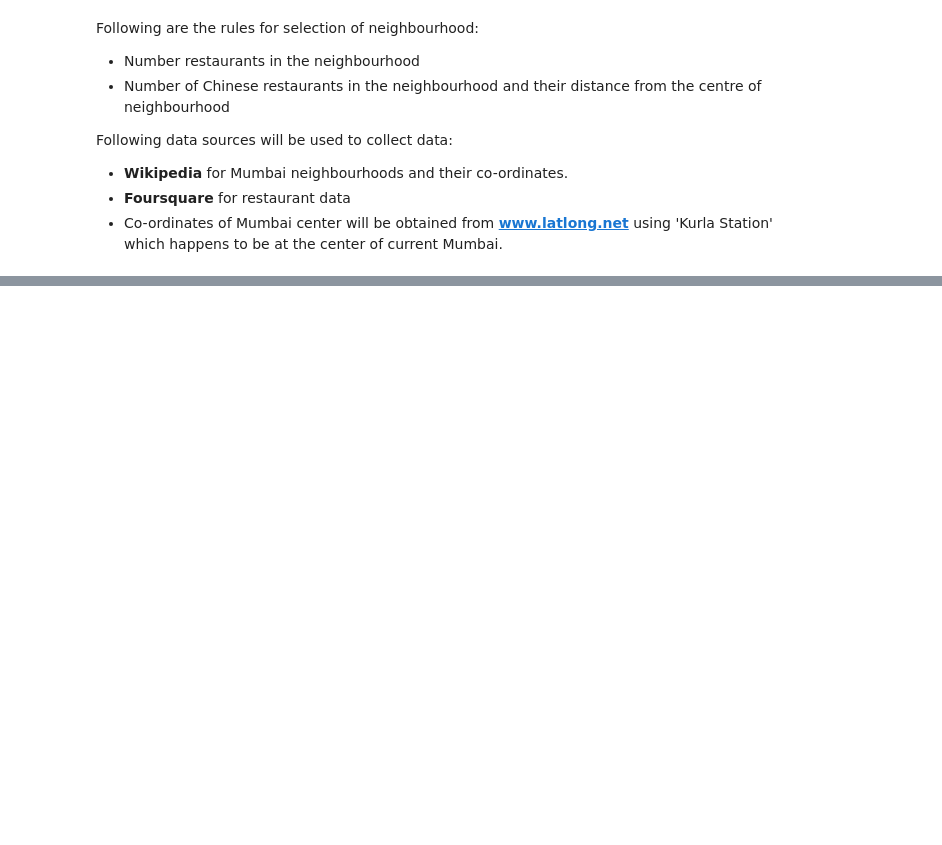
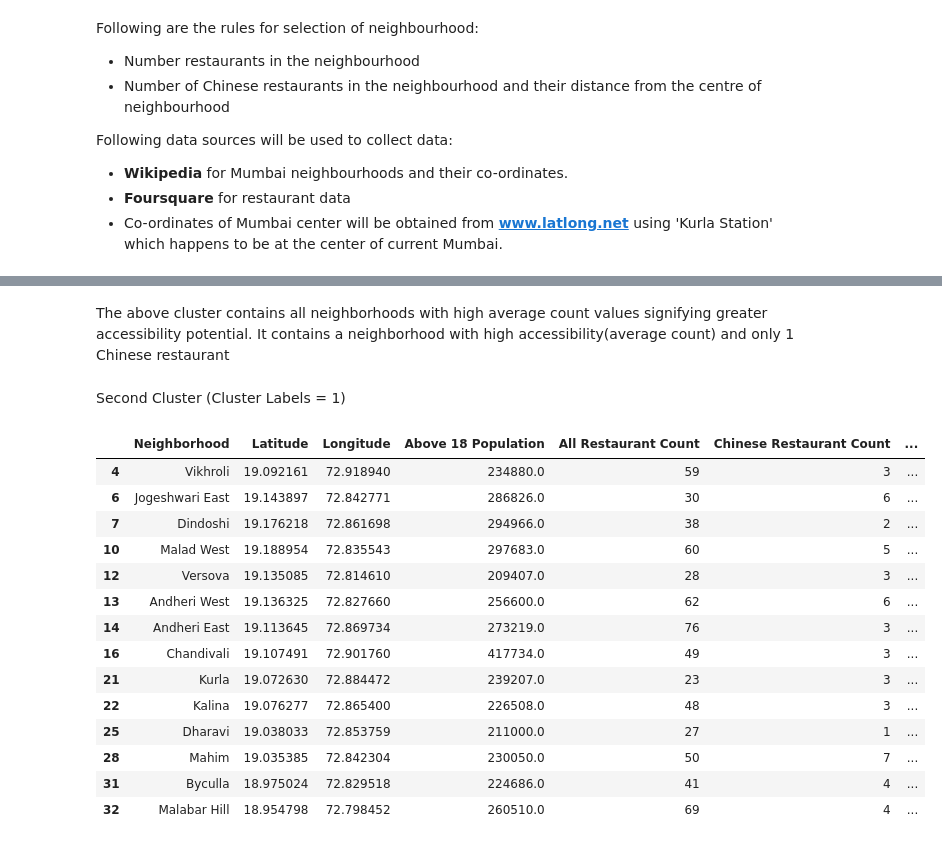
Before and after one commit to devzia/Coursera_Capstone, a Jupyter notebook: ADS-CP-NB-Final.ipynb, the cells around one changed output, grey strips where cells are left out. Drawn from its saved outputs; the diff is of its cells as text; code cells hidden in the pictures; blank space fills up the shorter version.

```diff
--- a/ADS-CP-NB-Final.ipynb
+++ b/ADS-CP-NB-Final.ipynb
@@ -37,0 +939,23 @@ Following data sources will be used to collect data:
+# %% [markdown]
+<span style="font-size: 14px;">The above cluster contains all neighborhoods with high average count values signifying greater accessibility potential. It contains a neighborhood with high accessibility(average count) and only 1 Chinese restaurant</span>
+# %% [markdown]
+<span style="font-size: 14px;"> Second Cluster (Cluster Labels =  1)
+# %%
+clst2 = final_data_cluster.loc[final_data_cluster['Cluster Labels'] == 1]
+clst2
+# %% [output]
+|  | Neighborhood | Latitude | Longitude | Above 18 Population | All Restaurant Count | Chinese Restaurant Count | ... |
+| 4 | Vikhroli | 19.092161 | 72.918940 | 234880.0 | 59 | 3 | ... |
+| 6 | Jogeshwari East | 19.143897 | 72.842771 | 286826.0 | 30 | 6 | ... |
+| 7 | Dindoshi | 19.176218 | 72.861698 | 294966.0 | 38 | 2 | ... |
+| 10 | Malad West | 19.188954 | 72.835543 | 297683.0 | 60 | 5 | ... |
+| 12 | Versova | 19.135085 | 72.814610 | 209407.0 | 28 | 3 | ... |
+| 13 | Andheri West | 19.136325 | 72.827660 | 256600.0 | 62 | 6 | ... |
+| 14 | Andheri East | 19.113645 | 72.869734 | 273219.0 | 76 | 3 | ... |
+| 16 | Chandivali | 19.107491 | 72.901760 | 417734.0 | 49 | 3 | ... |
+| 21 | Kurla | 19.072630 | 72.884472 | 239207.0 | 23 | 3 | ... |
+| 22 | Kalina | 19.076277 | 72.865400 | 226508.0 | 48 | 3 | ... |
+| 25 | Dharavi | 19.038033 | 72.853759 | 211000.0 | 27 | 1 | ... |
+| 28 | Mahim | 19.035385 | 72.842304 | 230050.0 | 50 | 7 | ... |
+| 31 | Byculla | 18.975024 | 72.829518 | 224686.0 | 41 | 4 | ... |
+| 32 | Malabar Hill | 18.954798 | 72.798452 | 260510.0 | 69 | 4 | ... |
```
Also changed, not shown: parts of 96 cells of this notebook, 2 other files.
